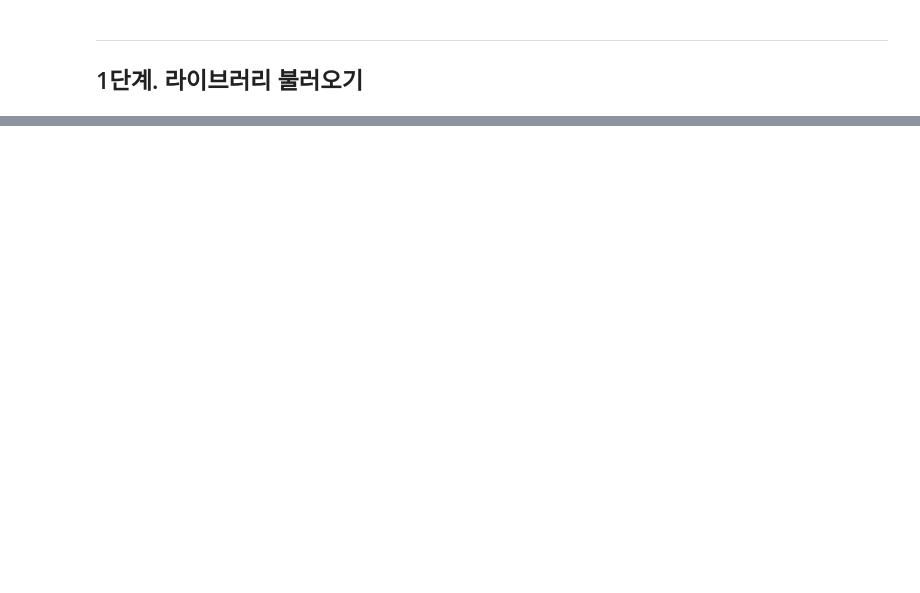
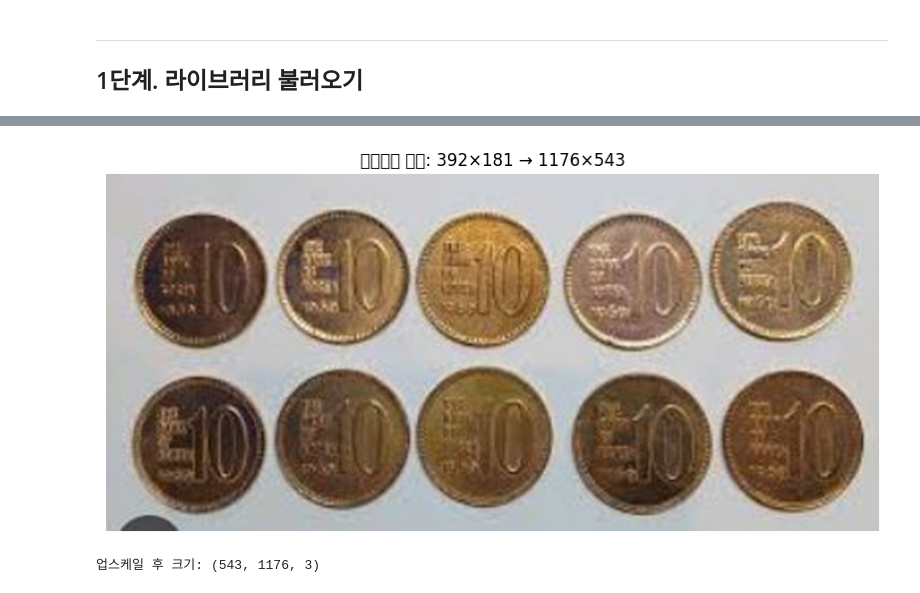
Before and after one commit to psy0635-ctrl/OpenCv, a Jupyter notebook: 영상인공지능처리_기말과제/영상인공지능처리_기말과제_동전개수세기_2601110288_박수용.ipynb, the cells around one changed output, grey strips where cells are left out. Saved outputs shown, nothing was run; the diff lists cells and outputs as text; code cells hidden in the pictures; blank space fills up the shorter version.

```diff
--- a/영상인공지능처리_기말과제/영상인공지능처리_기말과제_동전개수세기_2601110288_박수용.ipynb
+++ b/영상인공지능처리_기말과제/영상인공지능처리_기말과제_동전개수세기_2601110288_박수용.ipynb
@@ -119,0 +115,15 @@ print("이미지 크기:", img_bgr.shape)
+# %%
+# 개선1: 이미지 3배 업스케일
+img_big = cv2.resize(img_bgr, None, fx=3, fy=3, interpolation=cv2.INTER_CUBIC)
+
+img_big_rgb = cv2.cvtColor(img_big, cv2.COLOR_BGR2RGB)
+plt.figure(figsize=(10, 5))
+plt.imshow(img_big_rgb)
+plt.title(f"업스케일 결과: {img_bgr.shape[1]}×{img_bgr.shape[0]} → {img_big.shape[1]}×{img_big.shape[0]}")
+plt.axis("off")
+plt.show()
+
+print("업스케일 후 크기:", img_big.shape)
+# %% [output]
+[figure, added]
+업스케일 후 크기: (543, 1176, 3)
```
Also changed, not shown: parts of 28 cells of this notebook, 11 other files.
